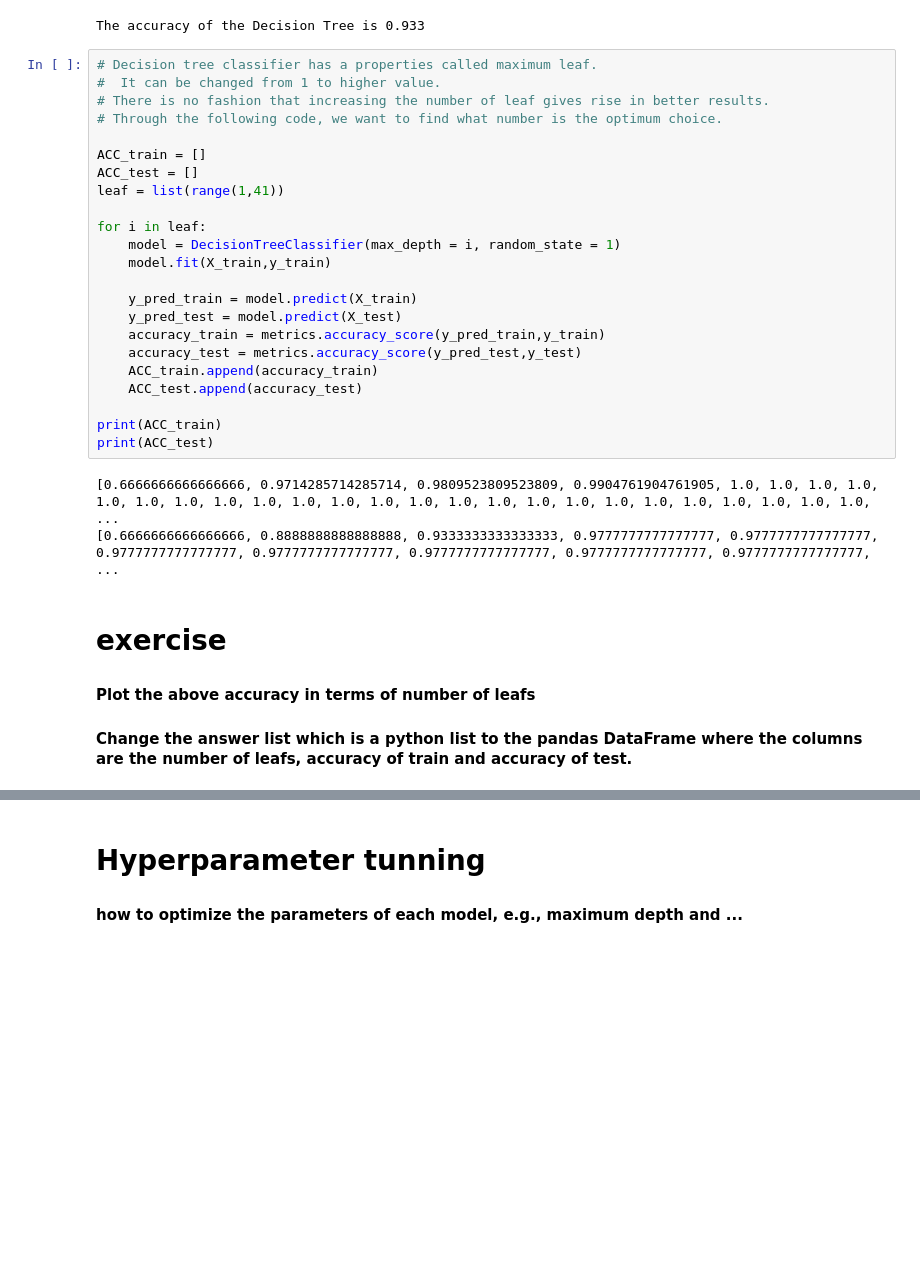
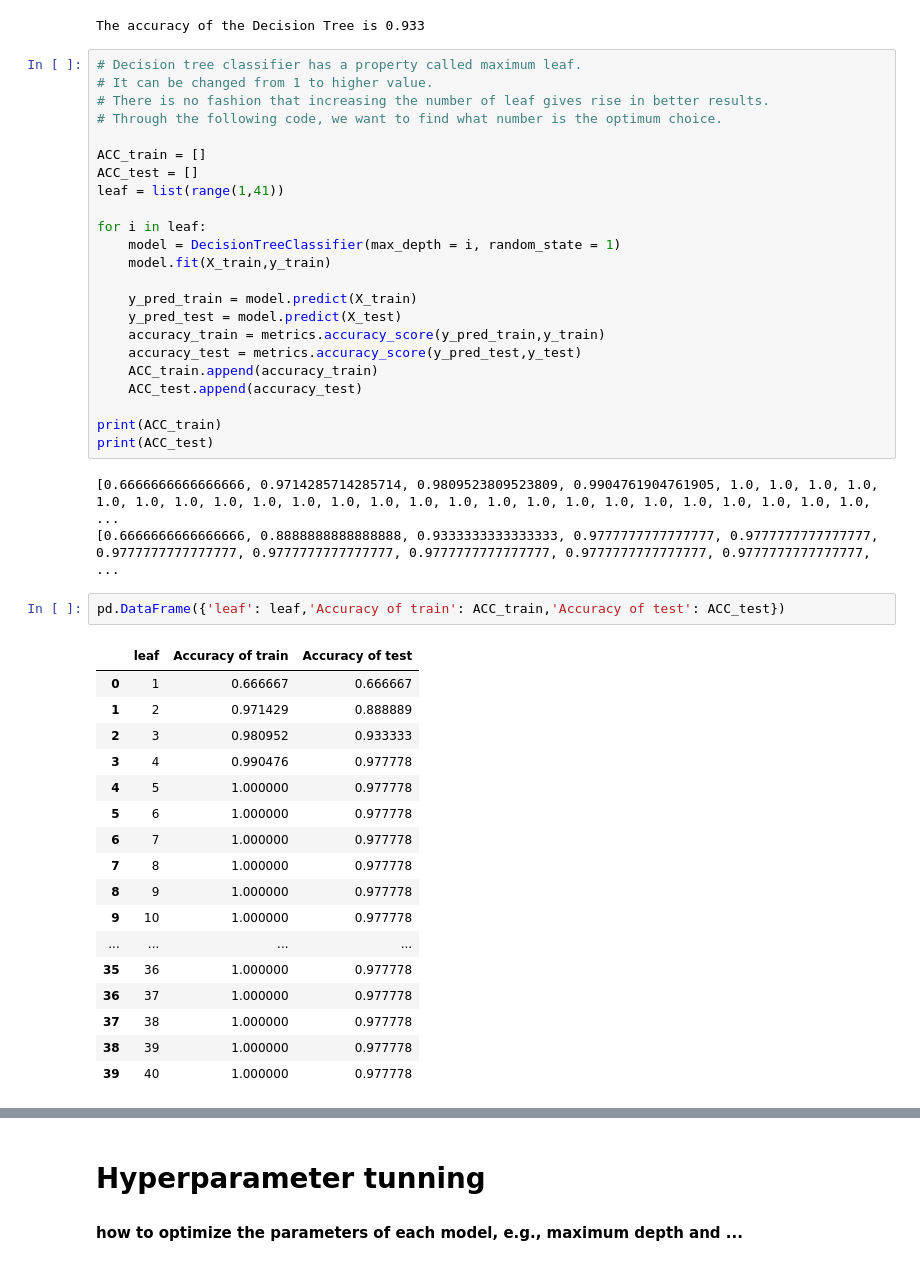
Before and after one commit to MahrooSh85/ML_Playground, a Jupyter notebook: Iris.ipynb, the cells around one changed output, grey strips where cells are left out. Cells and saved outputs as stored; diff of their text form; blank space fills up the shorter version.

```diff
--- a/Iris.ipynb
+++ b/Iris.ipynb
@@ -258,8 +266,8 @@ print('The accuracy of the Decision Tree is',"{:.3f}".format(accuracy))
 # %% [output]
 The accuracy of the Decision Tree is 0.933
 # %%
-# Decision tree classifier has a properties called maximum leaf.
-#  It can be changed from 1 to higher value.
+# Decision tree classifier has a property called maximum leaf.
+# It can be changed from 1 to higher value.
 # There is no fashion that increasing the number of leaf gives rise in better results.
 # Through the following code, we want to find what number is the optimum choice.
 
@@ -283,8 +291,23 @@ print(ACC_test)
 # %% [output]
 [0.6666666666666666, 0.9714285714285714, 0.9809523809523809, 0.9904761904761905, 1.0, 1.0, 1.0, 1.0, 1.0, 1.0, 1.0, 1.0, 1.0, 1.0, 1.0, 1.0, 1.0, 1.0, 1.0, 1.0, 1.0, 1.0, 1.0, 1.0, 1.0, 1.0, 1.0, 1.0, ...
 [0.6666666666666666, 0.8888888888888888, 0.9333333333333333, 0.9777777777777777, 0.9777777777777777, 0.9777777777777777, 0.9777777777777777, 0.9777777777777777, 0.9777777777777777, 0.9777777777777777, ...
-# %% [markdown]
-# exercise
-
-#### Plot the above accuracy in terms of number of leafs
-#### Change the answer list which is a python list to the pandas DataFrame where the columns are the number of leafs, accuracy of train and accuracy of test.
+# %%
+pd.DataFrame({'leaf': leaf,'Accuracy of train': ACC_train,'Accuracy of test': ACC_test})
+# %% [output]
+|  | leaf | Accuracy of train | Accuracy of test |
+| 0 | 1 | 0.666667 | 0.666667 |
+| 1 | 2 | 0.971429 | 0.888889 |
+| 2 | 3 | 0.980952 | 0.933333 |
+| 3 | 4 | 0.990476 | 0.977778 |
+| 4 | 5 | 1.000000 | 0.977778 |
+| 5 | 6 | 1.000000 | 0.977778 |
+| 6 | 7 | 1.000000 | 0.977778 |
+| 7 | 8 | 1.000000 | 0.977778 |
+| 8 | 9 | 1.000000 | 0.977778 |
+| 9 | 10 | 1.000000 | 0.977778 |
+| ... | ... | ... | ... |
+| 35 | 36 | 1.000000 | 0.977778 |
+| 36 | 37 | 1.000000 | 0.977778 |
+| 37 | 38 | 1.000000 | 0.977778 |
+| 38 | 39 | 1.000000 | 0.977778 |
+| 39 | 40 | 1.000000 | 0.977778 |
```
Also changed, not shown: parts of 15 cells of this notebook.
